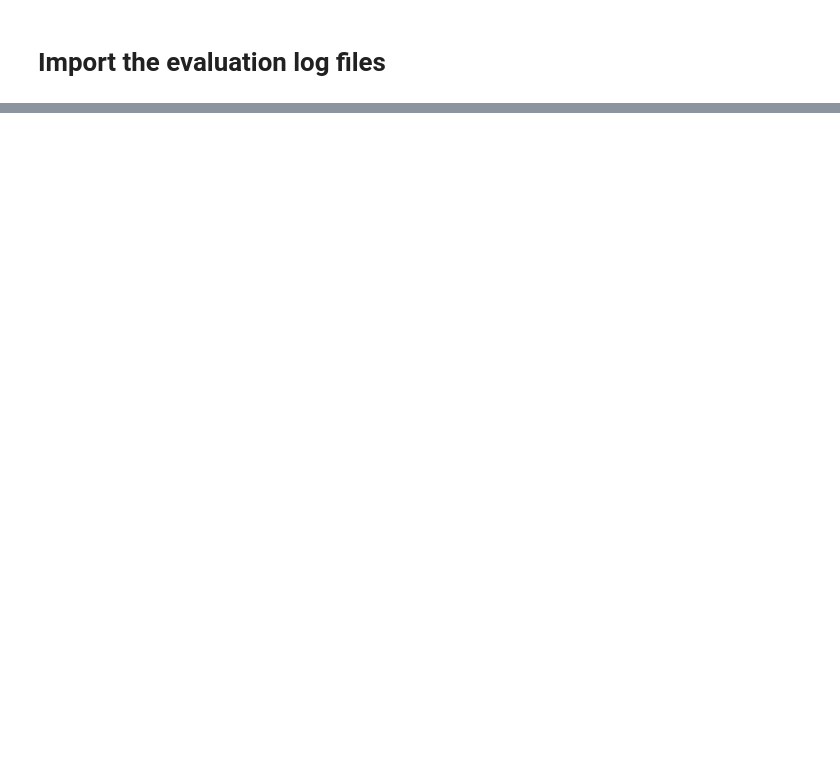
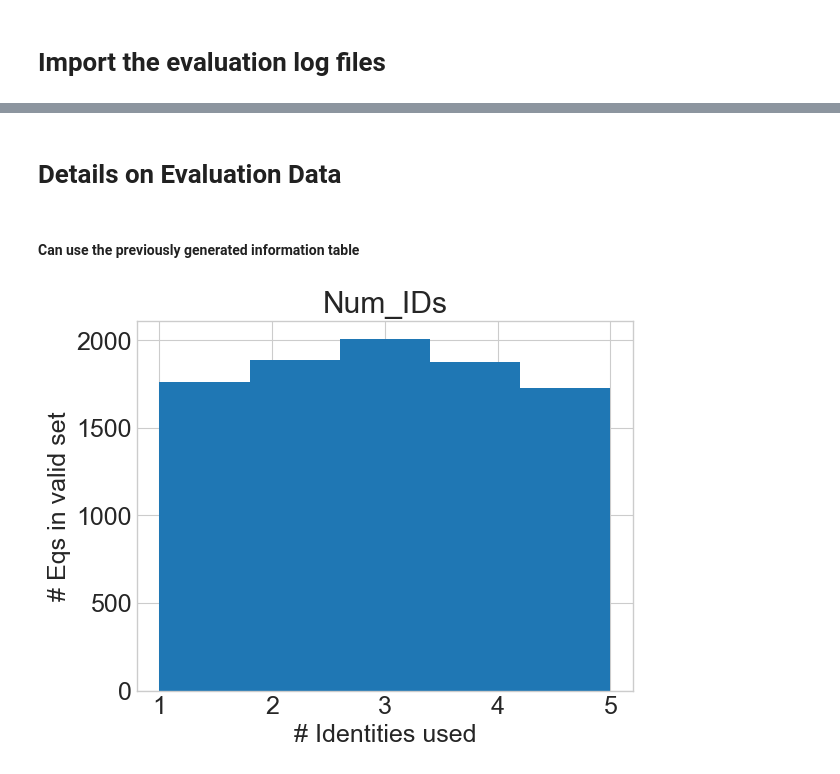
Before and after one commit to aureliendersy/spinorhelicity, a Jupyter notebook: notebooks/plots_transformer.ipynb, the cells around one changed output, grey strips where cells are left out. Cells and saved outputs as stored; diff of their text form; code cells hidden in the pictures; blank space fills up the shorter version.

```diff
--- a/notebooks/plots_transformer.ipynb
+++ b/notebooks/plots_transformer.ipynb
@@ -221,8 +221,9 @@ def construct_info_equations(equations_list):
         dict_info = {}
         dict_info['Eq_ID'] = int(equation[0].split('n ')[1].split(' (')[0])
         dict_info['In_len'] = equation[1].count('ab') + equation[1].count('sb')
-        dict_info['Out_len'] = equation[2].count('ab') + equation[2].count('sb')
+        dict_info['Out_len'] = equation[2].split('IDS')[0].count('ab') + equation[2].split('IDS')[0].count('sb')
         dict_info['Num_IDs'] = equation[2].count('/A') + equation[2].count('/M') + equation[2].count('/S')
+        dict_info['Size_inc'] = round((equation[1].count('ab') + equation[1].count('sb'))/(equation[2].split('IDS')[0].count('ab') + equation[2].split('IDS')[0].count('sb')))
         dict_info['Valid'] = int(equation[0].split('/')[0][-1]) * 100
 
         list_info.append(dict_info)
@@ -234,6 +235,9 @@ info_eq_num = construct_info_equations(equations_eval_num)
 info_eq_symb = construct_info_equations(equations_eval_symb)
 
 def merge_info(info_num, info_symb):
+    """
+    Combine the score obtained with symbolic evaluation and numerical evaluation
+    """
     if info_symb is None:
         return info_num
 
@@ -241,7 +245,34 @@ def merge_info(info_num, info_symb):
         info_num['Valid_symb'] = info_symb['Valid']
         return info_num
 
+def add_info_ids(info_frame, eval_valid_path=None, prefix_valid_path=None):
+    """
+    Add the information regarding the number of identities used
+    """
+    if eval_valid_path is not None:
+        eqs_list = split_into_eq(read_file(eval_valid_path)[0], bs, bl)
+        num_ids = []
+        for equation in eqs_list:
+            num_ids.append(equation[2].count('/A') + equation[2].count('/M') + equation[2].count('/S'))
+
+    elif prefix_valid_path is not None:
+        eqs_list = read_file(prefix_valid_path)[0]
+        num_ids = []
+        for equation in eqs_list:
+            num_ids.append(equation.count('A') + equation.count('M') + equation.count('S'))
+
+    else:
+        return info_frame
+
+    assert info_eq.shape[0] == len(num_ids)
+    info_frame['Num_IDs'] = num_ids
+
+    return info_frame
+
 info_eq = merge_info(info_eq_num, info_eq_symb)
+
+if 'info' not in eval_file_num:
+    info_eq = add_info_ids(info_eq, eval_valid_path=None, prefix_valid_path = eval_prefix_path)
 # %%
 def print_stats(info_frame):
     """
@@ -301,0 +338,16 @@ print_accuracy_group(info_eq, 'Out_len')
+# %% [markdown]
+# Details on Evaluation Data
+# %% [markdown]
+#### Can use the previously generated information table
+# %%
+metric = 'Num_IDs'
+info_eq.hist(column=[metric], bins=5)
+plt.ylabel("# Eqs in valid set",fontsize=18)
+plt.xlabel("# Identities used",fontsize=18)
+
+plt.savefig('/Users/aurelien/Documents/Projects/Spinor_helicity/pictures/npt8_exp2/data_{}.pdf'.format(metric), bbox_inches='tight')
+plt.savefig('/Users/aurelien/Documents/Projects/Spinor_helicity/pictures/npt8_exp2/data_{}.png'.format(metric), bbox_inches='tight')
+
+plt.show()
+# %% [output]
+[figure, added]
```
Also changed, not shown: parts of 11 cells of this notebook, 1 other file.
